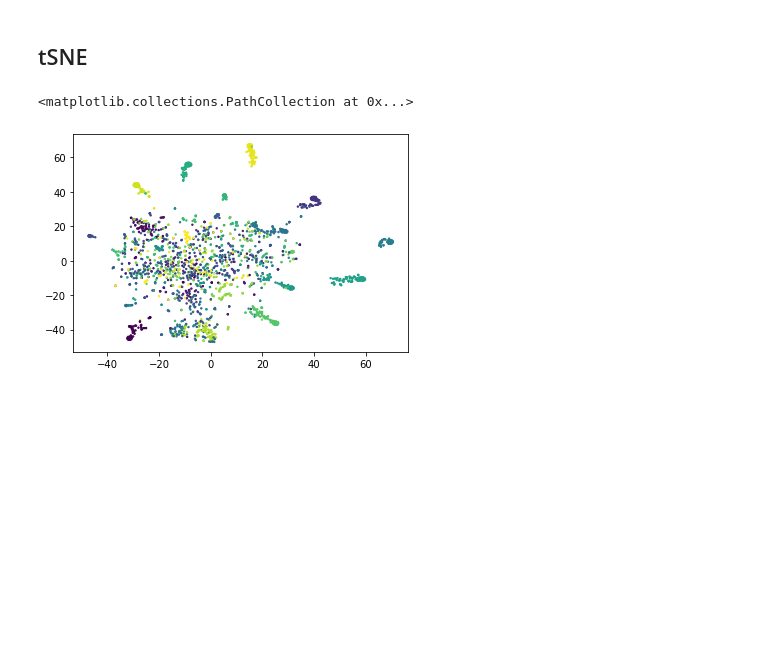
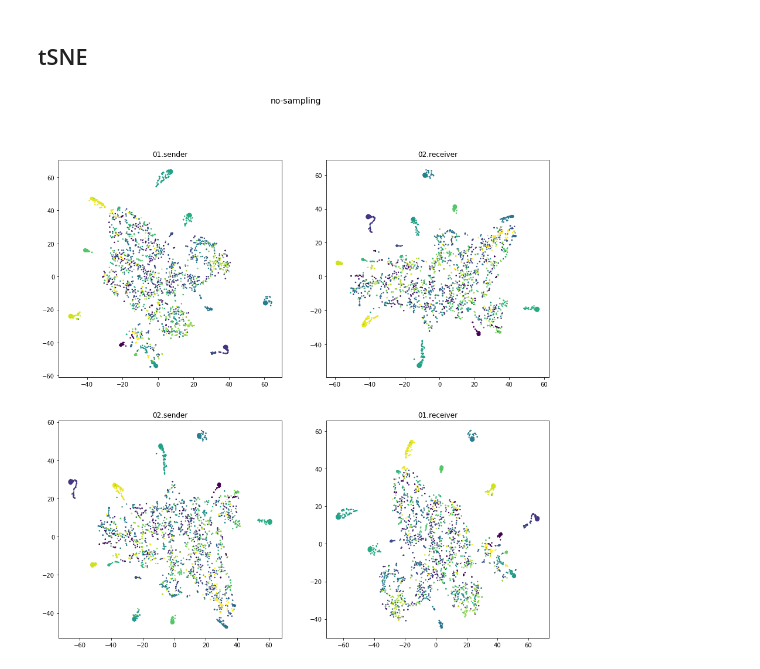
Before and after one commit to byewokko/guessing-game, a Jupyter notebook: Export and analyze embeddings.ipynb, the cells around one changed output. Drawn from its saved outputs; the diff is of its cells as text; code cells hidden in the pictures; blank space fills up the shorter version.

```diff
--- a/Export and analyze embeddings.ipynb
+++ b/Export and analyze embeddings.ipynb
@@ -19 +16,7 @@ DONE. 2193 items loaded from data/imagenet-27x80-vgg19.test-ctg.emb.gz.
+# %%
+settings_file_list = [("models/local_only/200904-042027-swi-4-non-50-40.yaml", "no-sampling"),
+                 ("models/local_only/200904-043804-swi-4-non-50-40.yaml", "no-sampling, sh-exp"),
+                 ("models/local_only/200904-045240-swi-4-non-50-40.yaml", "no-sampling, sh-emb"),
+                 ("models/local_only/200904-050625-swi-4-non-50-40.yaml", "no-sampling, sh-exp, sh-emb"),
+                 ("models/local_only/200904-034046-swi-4-gib-50-40.yaml", "gibbs, sh-exp, sh-emb")]
 # %%
@@ -80,0 +75,2 @@ emb
+# %%
+embs = [(get_embeddings(*load_agents(fname)), desc) for fname, desc in settings_file_list]
@@ -89,5 +105,19 @@ coords_2 = TSNE(n_components=2).fit_transform(emb['02.receiver'])
-# %%
-plt.scatter(*coords_2.T, c=categories, s=np.ones_like(categories)*2)
-# %% [output]
-<matplotlib.collections.PathCollection at 0x...>
-[figure, removed]
+# %%
+def reduce_and_plot(experiment, desc, categories, indices=None, model_args={}):
+    fig, axs = plt.subplots(2, 2, figsize=(15,15))
+    fig.suptitle(desc, fontsize=14)
+    i = 0
+    axlist = [[0, 0], [0, 1], [1, 1], [1, 0]]
+    for netname, embeddings in experiment.items():
+        reduction = TSNE(**model_args).fit_transform(embeddings)
+        x, y = axlist[i]
+#         if embeddings is not None:
+        axs[x, y].scatter(*reduction.T, c=categories, s=np.ones_like(categories)*2)
+        axs[x, y].set_title(netname)
+        i += 1
+# %%
+model_args={
+    "n_components": 2,
+    "perplexity": 30, # 30
+    "early_exaggeration": 12.0  # 12.0
+}
@@ -93,0 +126,4 @@ plt.scatter(*coords_2.T, c=categories, s=np.ones_like(categories)*2)
+# %%
+reduce_and_plot(*embs[0], categories, model_args)
+# %% [output]
+[figure, added]
```
Also changed, not shown: parts of 16 cells of this notebook, 3 other files.
